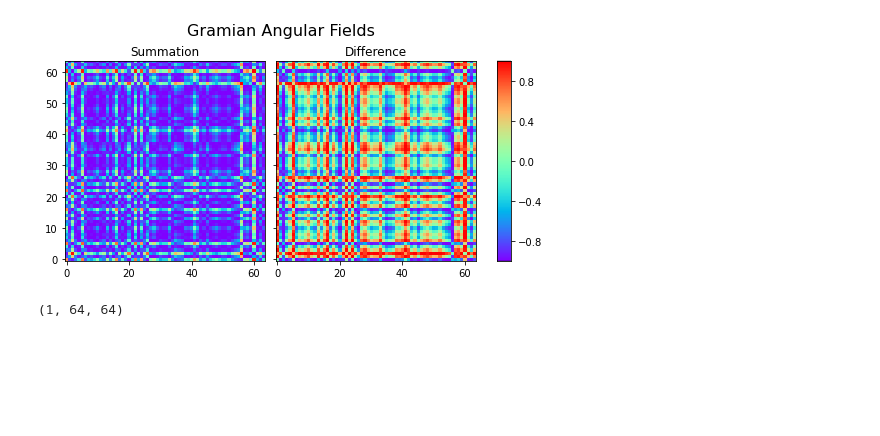
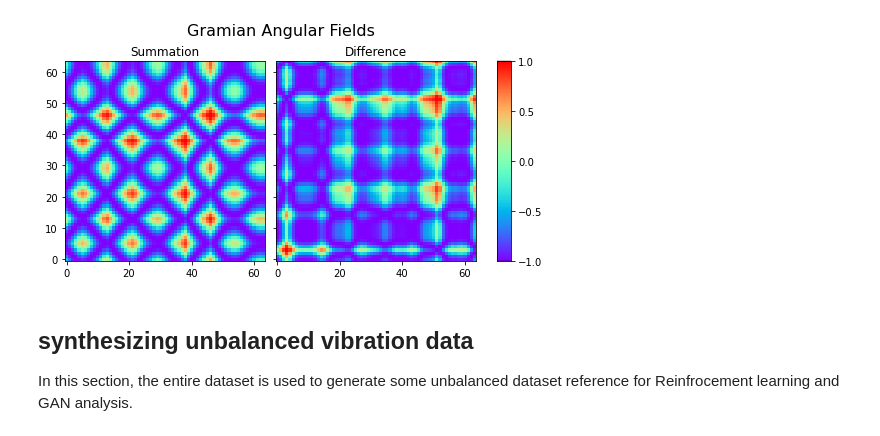
Before and after one commit to BahadorRashidi/RL-GAN-UnbalancedDatasets, a Jupyter notebook: CWUB-preprocessing/pre-processing.ipynb, the cells around one changed output. Cells and saved outputs as stored; diff of their text form; code cells hidden in the pictures; blank space fills up the shorter version.

```diff
--- a/CWUB-preprocessing/pre-processing.ipynb
+++ b/CWUB-preprocessing/pre-processing.ipynb
@@ -36,0 +58,23 @@ dict_keys([0, 1, 2, 3, 4, 5, 6, 7, 8, 9])
+# %%
+from pyts.image import GramianAngularField
+
+gasf = GramianAngularField(image_size=1., method='summation')
+w_length = 64
+
+sliced_data = {}
+image_matrix ={}
+
+for d_name in whole_data.keys(): # this loop goes through each dataset
+    dataset = whole_data[d_name]
+    sliced_data[d_name] = {}
+    image_matrix[d_name] ={}
+    for class_category in dataset.keys():# this loop goes through the eaech class of dataset
+        data = dataset[class_category]
+        dummy = np.empty((len(data)//w_length, w_length))
+        for i in range((len(data)//w_length)): # this loop goes through each class of a dataset
+            dummy[i,:] = data[i*w_length: (i+1)*w_length]
+        image_matrix[d_name][class_category] = gasf.transform(dummy)
+        del dummy
+
+
+image_matrix
@@ -37,37 +99,32 @@ dict_keys([0, 1, 2, 3, 4, 5, 6, 7, 8, 9])
 # %%
-from pyts.image import GramianAngularField
 from mpl_toolkits.axes_grid1 import ImageGrid
-# Transform the time series into Gramian Angular Fields
-gasf = GramianAngularField(image_size=64,method='summation')
-X_gasf = gasf.fit_transform(X.T)
 
-gadf = GramianAngularField(image_size=64, method='difference')
-X_gadf = gadf.transform(X.T)
+AA = image_matrix['DataSetA'][2][200,:,:]
+BB = image_matrix['DataSetA'][5][1900,:,:]
 
 
 # Show the images for the first time series
 fig = plt.figure(figsize=(8, 4))
 grid = ImageGrid(fig, 111,
                  nrows_ncols=(1, 2),
                  axes_pad=0.15,
                  share_all=True,
                  cbar_location="right",
                  cbar_mode="single",
                  cbar_size="7%",
                  cbar_pad=0.3,
                  )
-images = [X_gasf[0], X_gadf[0]]
+images = [AA, BB]
 titles = ['Summation', 'Difference']
 for image, title, ax in zip(images, titles, grid):
     im = ax.imshow(image, cmap='rainbow', origin='lower')
     ax.set_title(title, fontdict={'fontsize': 12})
 ax.cax.colorbar(im)
 ax.cax.toggle_label(True)
 plt.suptitle('Gramian Angular Fields', y=0.98, fontsize=16)
 plt.show()
 # %% [output]
-[figure, old version]
+[figure, new version]
-# %%
-X_gasf.shape
-# %% [output]
-(1, 64, 64)
+# %% [markdown]
+## synthesizing unbalanced vibration data
+In this section, the entire dataset is used to generate some unbalanced dataset reference for Reinfrocement learning and GAN analysis.
```
Also changed, not shown: parts of 6 cells of this notebook, 2 other files.
